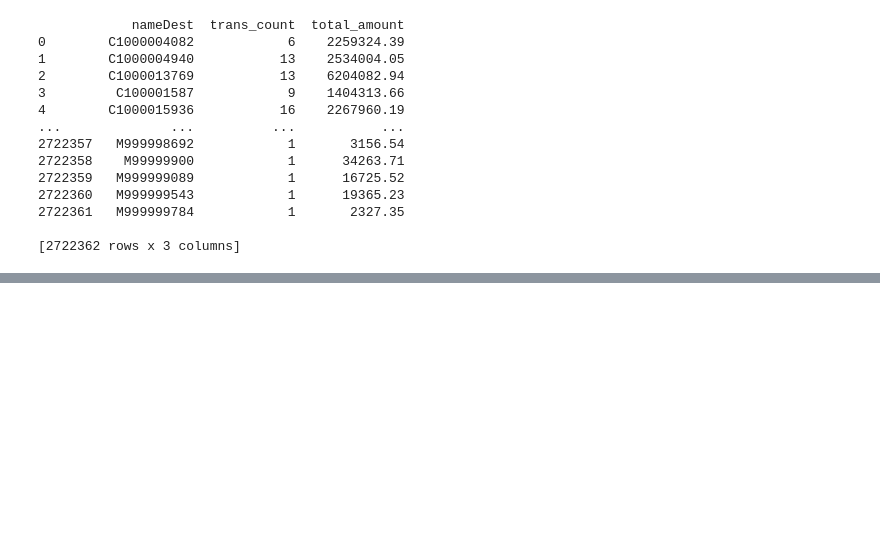
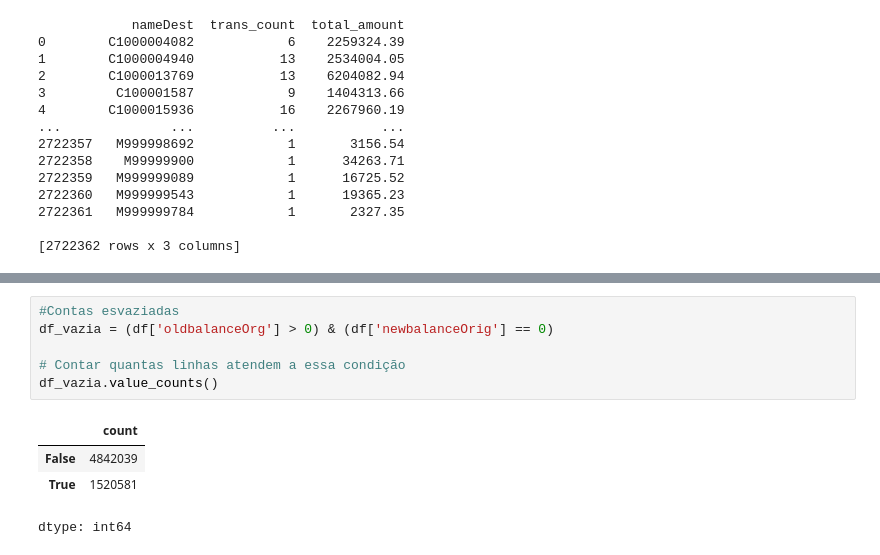
Before and after one commit to BrunaCFerreiraAzevedo/PredicaoFraude, a Jupyter notebook: AnaliseExploratoria.ipynb, the cells around one changed output, grey strips where cells are left out. Saved outputs shown, nothing was run; the diff lists cells and outputs as text; blank space fills up the shorter version.

```diff
--- a/AnaliseExploratoria.ipynb
+++ b/AnaliseExploratoria.ipynb
@@ -140,0 +140,11 @@ print(result)
+# %%
+#Contas esvaziadas
+df_vazia = (df['oldbalanceOrg'] > 0) & (df['newbalanceOrig'] == 0)
+
+# Contar quantas linhas atendem a essa condição
+df_vazia.value_counts()
+# %% [output]
+|  | count |
+| False | 4842039 |
+| True | 1520581 |
+dtype: int64
```
Also changed, not shown: parts of 5 cells of this notebook.
